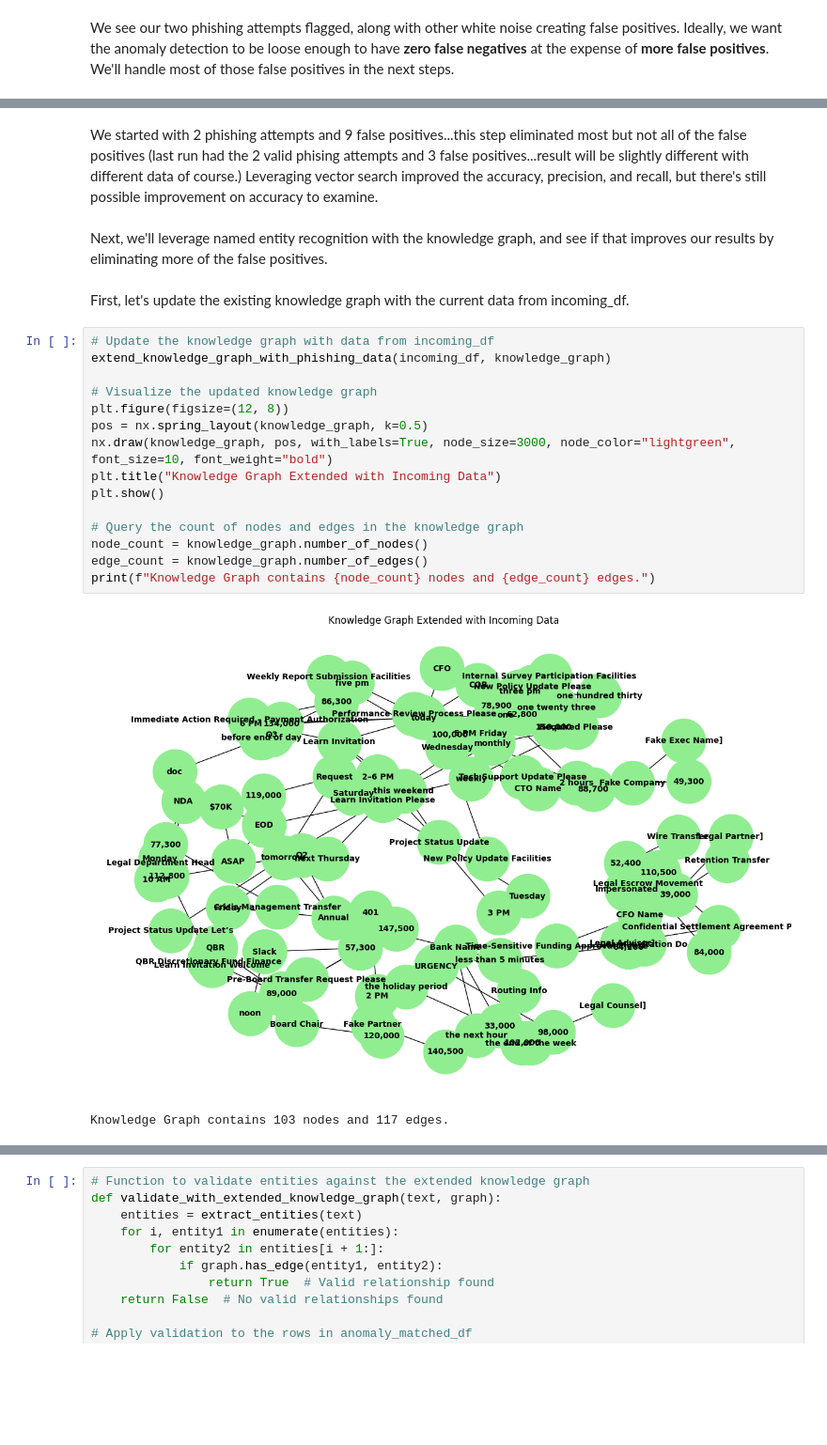
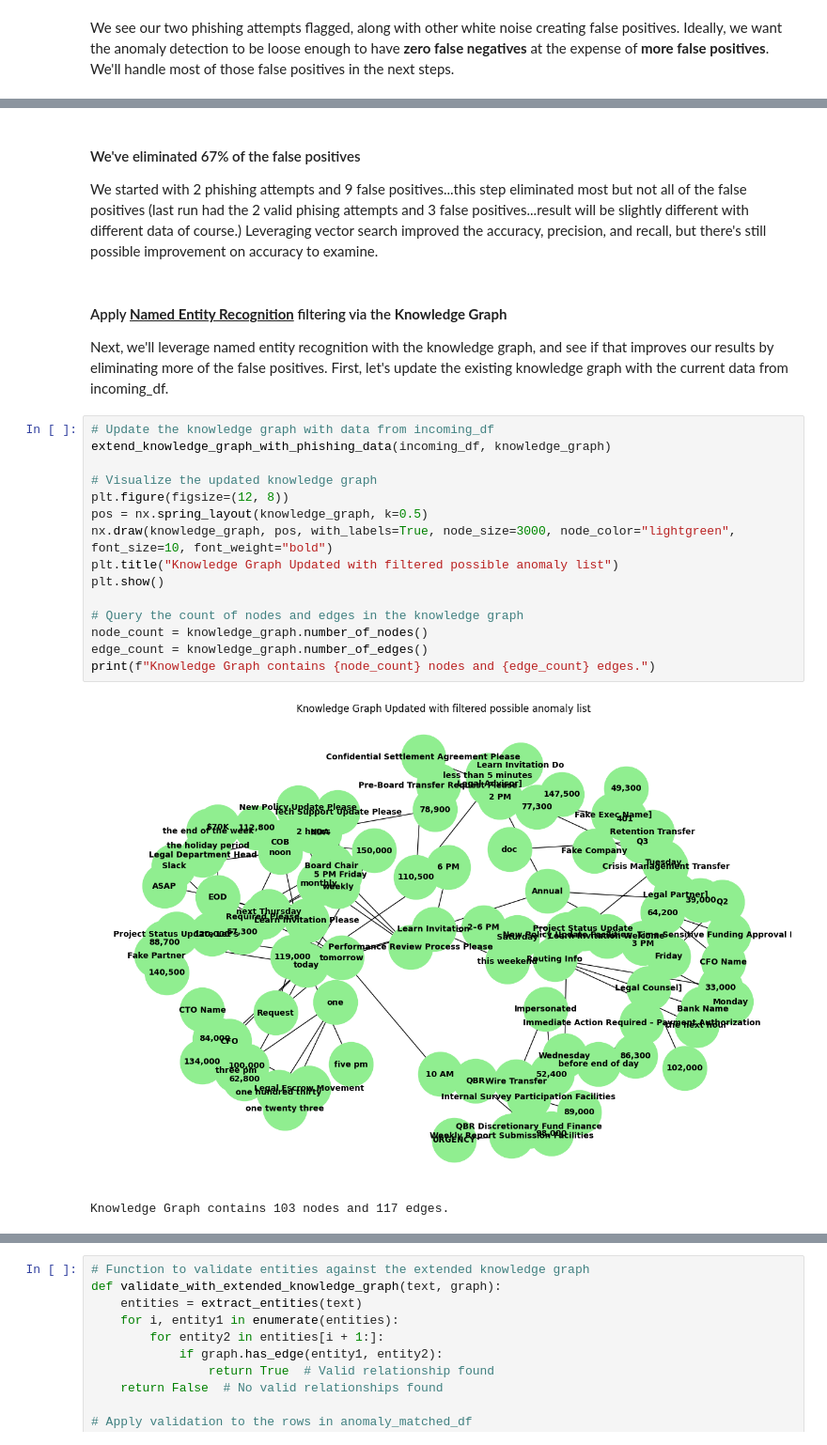
Before and after one commit to davidcsisk/vector-search-with-security-logs, a Jupyter notebook: detect-deepfake-phishing-with-audio-and-video.ipynb, the cells around one changed output, grey strips where cells are left out. Shown at 94% size. Drawn from its saved outputs; the diff is of its cells as text; blank space fills up the shorter version.

```diff
--- a/detect-deepfake-phishing-with-audio-and-video.ipynb
+++ b/detect-deepfake-phishing-with-audio-and-video.ipynb
@@ -506,25 +514,25 @@ anomaly_matched_df
 # %% [markdown]
+#### We've eliminated 67% of the false positives
 We started with 2 phishing attempts and 9 false positives...this step eliminated most but not all of the false positives (last run had the 2 valid phising attempts and 3 false positives...result will be slightly different with different data of course.) Leveraging vector search improved the accuracy, precision, and recall, but there's still possible improvement on accuracy to examine.
 # %% [markdown]
-Next, we'll leverage named entity recognition with the knowledge graph, and see if that improves our results by eliminating more of the false positives.
+#### Apply <u><b>Named Entity Recognition</b></u> filtering via the <b>Knowledge Graph</b>
+Next, we'll leverage named entity recognition with the knowledge graph, and see if that improves our results by eliminating more of the false positives. First, let's update the existing knowledge graph with the current data from incoming_df.
-# %% [markdown]
-First, let's update the existing knowledge graph with the current data from incoming_df.
 # %%
 # Update the knowledge graph with data from incoming_df
 extend_knowledge_graph_with_phishing_data(incoming_df, knowledge_graph)
 
 # Visualize the updated knowledge graph
 plt.figure(figsize=(12, 8))
 pos = nx.spring_layout(knowledge_graph, k=0.5)
 nx.draw(knowledge_graph, pos, with_labels=True, node_size=3000, node_color="lightgreen", font_size=10, font_weight="bold")
-plt.title("Knowledge Graph Extended with Incoming Data")
+plt.title("Knowledge Graph Updated with filtered possible anomaly list")
 plt.show()
 
 # Query the count of nodes and edges in the knowledge graph
 node_count = knowledge_graph.number_of_nodes()
 edge_count = knowledge_graph.number_of_edges()
 print(f"Knowledge Graph contains {node_count} nodes and {edge_count} edges.")
 # %% [output]
-[figure, old version]
+[figure, new version]
 Knowledge Graph contains 103 nodes and 117 edges.
 # %% [markdown]
```
Also changed, not shown: parts of 14 cells of this notebook.
